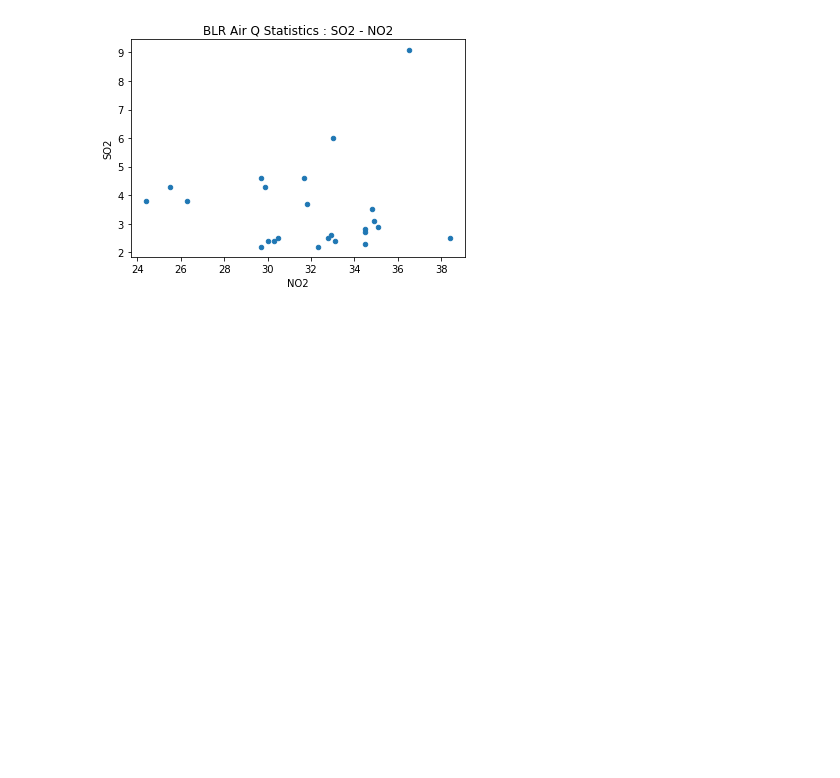
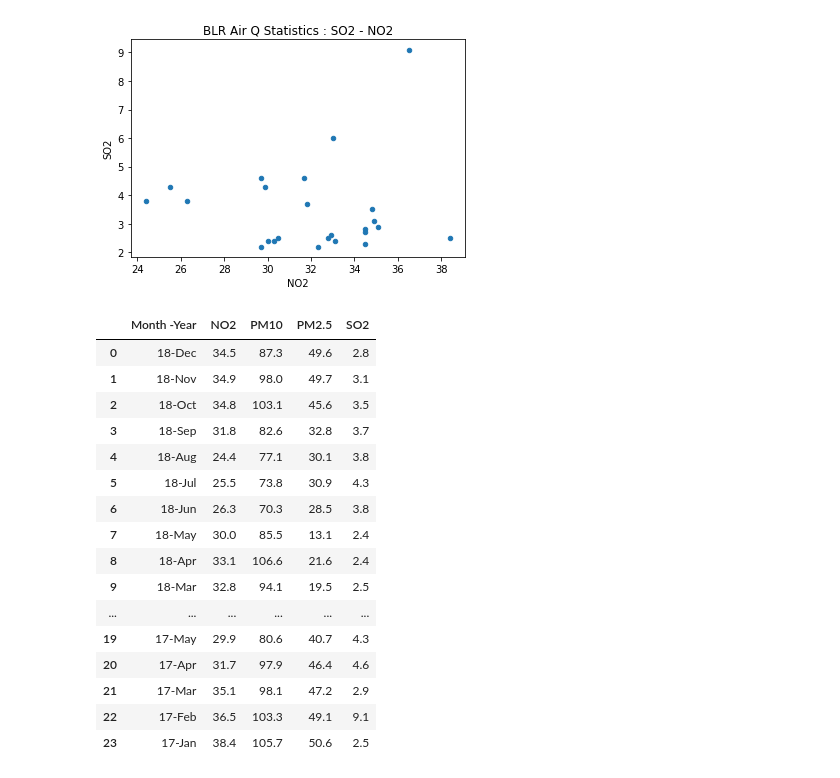
Before and after one commit to prabhatkumar95/ds200, a Jupyter notebook: Untitled.ipynb, the cells around one changed output. Saved outputs shown, nothing was run; the diff lists cells and outputs as text; code cells hidden in the pictures; blank space fills up the shorter version.

```diff
--- a/Untitled.ipynb
+++ b/Untitled.ipynb
@@ -42,0 +45,20 @@ for i in range(1,len(keys)):
+# %%
+data
+# %% [output]
+|  | Month -Year | NO2 | PM10 | PM2.5 | SO2 |
+| 0 | 18-Dec | 34.5 | 87.3 | 49.6 | 2.8 |
+| 1 | 18-Nov | 34.9 | 98.0 | 49.7 | 3.1 |
+| 2 | 18-Oct | 34.8 | 103.1 | 45.6 | 3.5 |
+| 3 | 18-Sep | 31.8 | 82.6 | 32.8 | 3.7 |
+| 4 | 18-Aug | 24.4 | 77.1 | 30.1 | 3.8 |
+| 5 | 18-Jul | 25.5 | 73.8 | 30.9 | 4.3 |
+| 6 | 18-Jun | 26.3 | 70.3 | 28.5 | 3.8 |
+| 7 | 18-May | 30.0 | 85.5 | 13.1 | 2.4 |
+| 8 | 18-Apr | 33.1 | 106.6 | 21.6 | 2.4 |
+| 9 | 18-Mar | 32.8 | 94.1 | 19.5 | 2.5 |
+| ... | ... | ... | ... | ... | ... |
+| 19 | 17-May | 29.9 | 80.6 | 40.7 | 4.3 |
+| 20 | 17-Apr | 31.7 | 97.9 | 46.4 | 4.6 |
+| 21 | 17-Mar | 35.1 | 98.1 | 47.2 | 2.9 |
+| 22 | 17-Feb | 36.5 | 103.3 | 49.1 | 9.1 |
+| 23 | 17-Jan | 38.4 | 105.7 | 50.6 | 2.5 |
```
Also changed, not shown: parts of 7 cells of this notebook, 1 other file.
